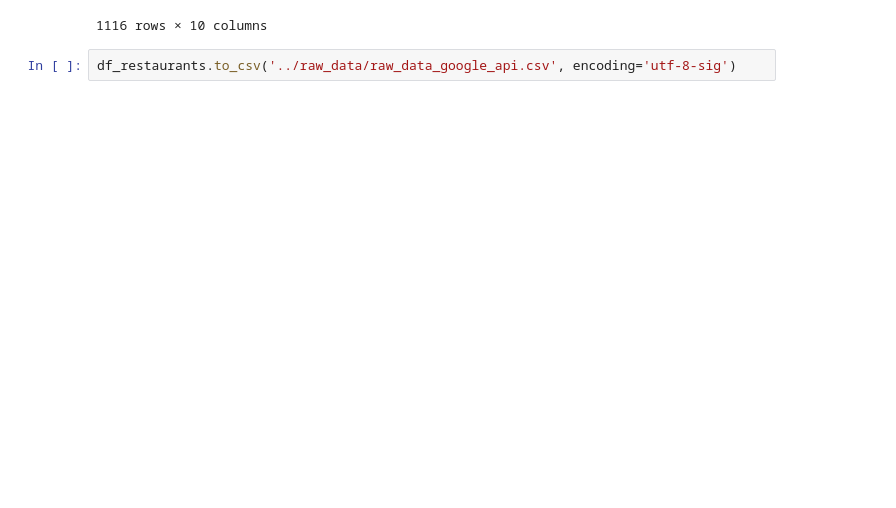
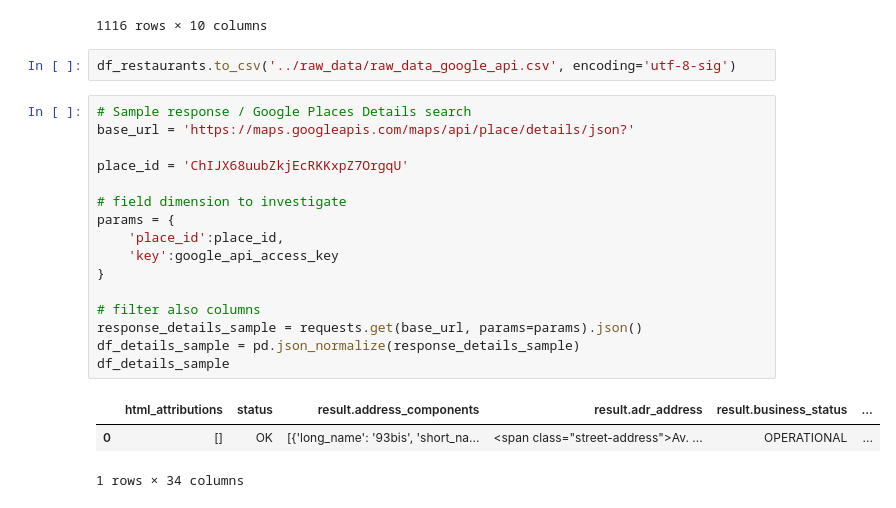
Before and after one commit to burakonurlu/best_restaurant_location, a Jupyter notebook: notebooks/Google Places API.ipynb, the cells around one changed output. Cells and saved outputs as stored; diff of their text form; blank space fills up the shorter version.

Commit message:
Update: Google API

```diff
--- a/notebooks/Google Places API.ipynb
+++ b/notebooks/Google Places API.ipynb
@@ -141,3 +142,23 @@ df_restaurants
 1116 rows × 10 columns
 # %%
 df_restaurants.to_csv('../raw_data/raw_data_google_api.csv', encoding='utf-8-sig')
+# %%
+# Sample response / Google Places Details search
+base_url = 'https://maps.googleapis.com/maps/api/place/details/json?'
+
+place_id = 'ChIJX68uubZkjEcRKKxpZ7OrgqU'
+
+# field dimension to investigate
+params = {
+    'place_id':place_id,
+    'key':google_api_access_key
+}
+
+# filter also columns
+response_details_sample = requests.get(base_url, params=params).json()
+df_details_sample = pd.json_normalize(response_details_sample)
+df_details_sample
+# %% [output]
+|  | html_attributions | status | result.address_components | result.adr_address | result.business_status | ... |
+| 0 | [] | OK | [{'long_name': '93bis', 'short_na... | <span class="street-address">Av. ... | OPERATIONAL | ... |
+1 rows × 34 columns
```
Also changed, not shown: parts of 4 cells of this notebook, 1 other file.
